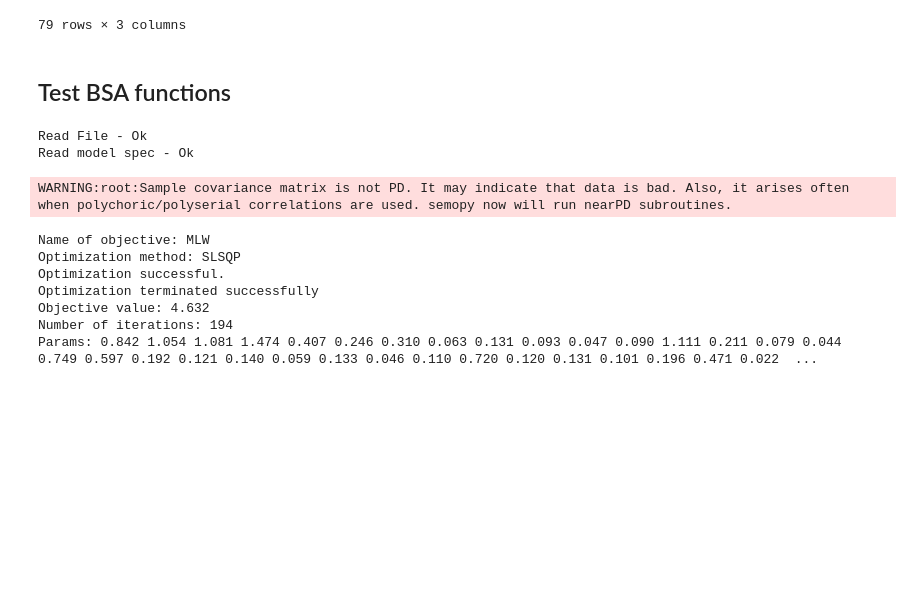
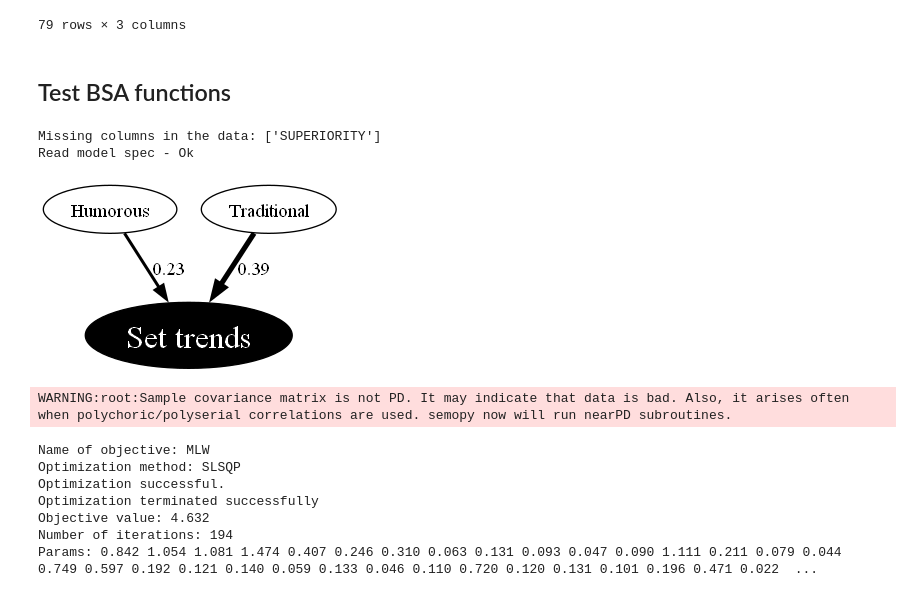
Before and after one commit to woskxmcnvb/BrandImageNetworks, a Jupyter notebook: module_tests.ipynb, the cells around one changed output. Drawn from its saved outputs; the diff is of its cells as text; code cells hidden in the pictures; blank space fills up the shorter version.

```diff
--- a/module_tests.ipynb
+++ b/module_tests.ipynb
@@ -173,7 +173,7 @@ gm.model_spec.ToDF()
 ## Test BSA functions
 # %%
 bsa = ExploratoryAnalysis()
-bsa.BSAReports('data/data.xlsx')
+bsa.BSAReports_DEBUG('data/danone_trad.xlsx', mdf_based=False, targets=['Consideration', 'SUPERIORITY'])
 # %% [output]
-Read File - Ok
+Missing columns in the data: ['SUPERIORITY']
 Read model spec - Ok
@@ -182,3 +180,7 @@ data = bsa.CleanSOEandMDFData()
+# %%
+PlotGraph(bsa.bsa_models['0'].SubgraphFromNodes('Set trends'))
+# %% [output]
+[figure, added]
 # %%
 bsa.bsa_models['0'].FitSEM(data)
 # %% [output]
```
Also changed, not shown: parts of 1 cell of this notebook, 3 other files.
